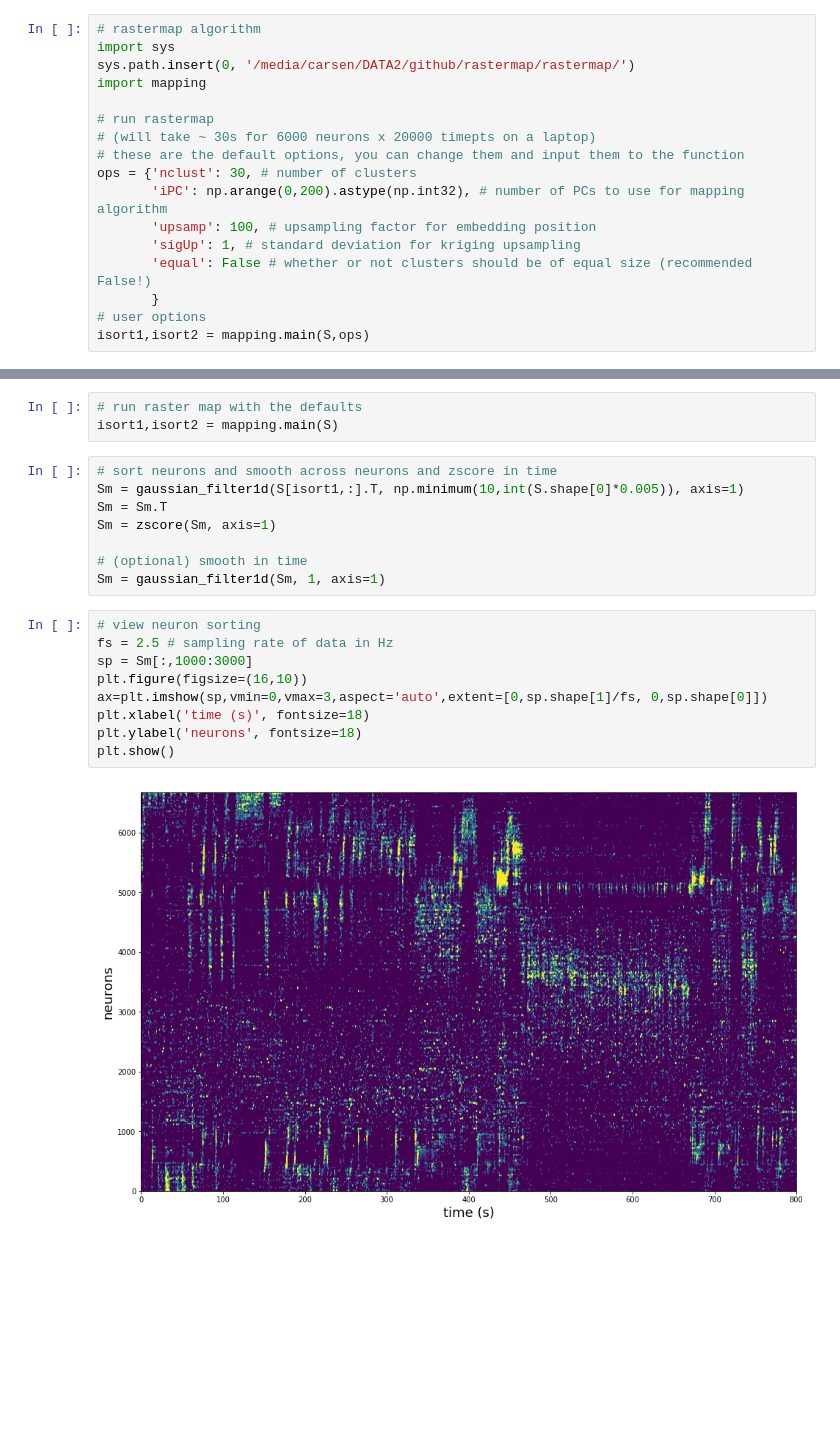
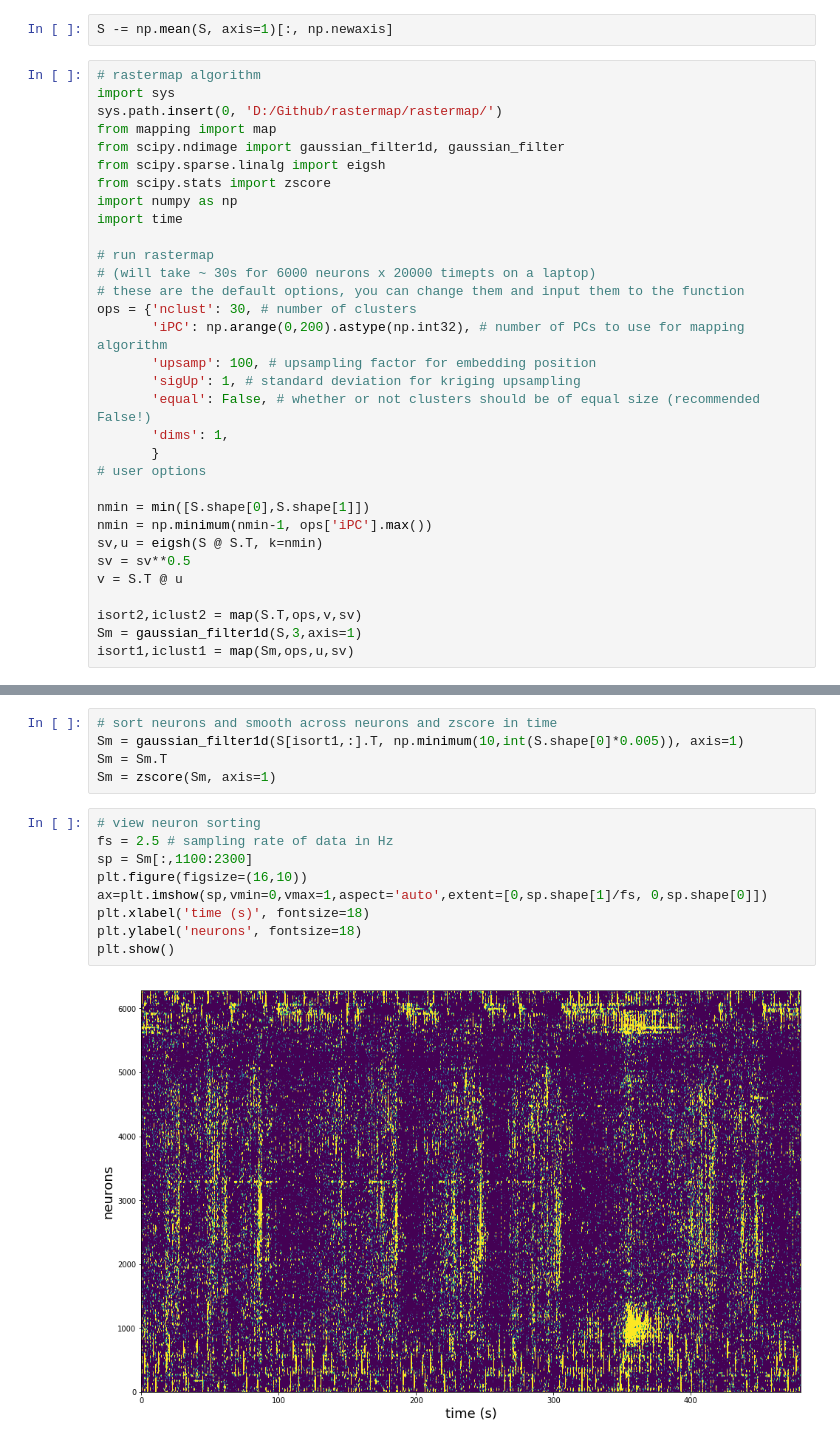
Before and after one commit to MouseLand/rastermap, a Jupyter notebook: rastermap/run_rastermap.ipynb, the cells around one changed output, grey strips where cells are left out. Cells and saved outputs as stored; diff of their text form; blank space fills up the shorter version.

```diff
--- a/rastermap/run_rastermap.ipynb
+++ b/rastermap/run_rastermap.ipynb
@@ -11,9 +11,16 @@ iscell = np.load('/media/carsen/DATA1/BootCamp/mesoscope_cortex/iscell.npy')
 S = S[iscell[:,0].astype(bool),:]
+# %%
+S -= np.mean(S, axis=1)[:, np.newaxis]
 # %%
 # rastermap algorithm
 import sys
-sys.path.insert(0, '/media/carsen/DATA2/github/rastermap/rastermap/')
-import mapping
+sys.path.insert(0, 'D:/Github/rastermap/rastermap/')
+from mapping import map
+from scipy.ndimage import gaussian_filter1d, gaussian_filter
+from scipy.sparse.linalg import eigsh
+from scipy.stats import zscore
+import numpy as np
+import time
 
 # run rastermap
 # (will take ~ 30s for 6000 neurons x 20000 timepts on a laptop)
@@ -22,7 +29,17 @@ ops = {'nclust': 30, # number of clusters
        'iPC': np.arange(0,200).astype(np.int32), # number of PCs to use for mapping algorithm
        'upsamp': 100, # upsampling factor for embedding position
        'sigUp': 1, # standard deviation for kriging upsampling
-       'equal': False # whether or not clusters should be of equal size (recommended False!)
+       'equal': False, # whether or not clusters should be of equal size (recommended False!)
+       'dims': 1,
        }
 # user options
-isort1,isort2 = mapping.main(S,ops)
+
+nmin = min([S.shape[0],S.shape[1]])
+nmin = np.minimum(nmin-1, ops['iPC'].max())
+sv,u = eigsh(S @ S.T, k=nmin)
+sv = sv**0.5
+v = S.T @ u
+
+isort2,iclust2 = map(S.T,ops,v,sv)
+Sm = gaussian_filter1d(S,3,axis=1)
+isort1,iclust1 = map(Sm,ops,u,sv)
@@ -29,22 +64,16 @@ isort1,isort2 = mapping.main(S,ops)
-# %%
-# run raster map with the defaults
-isort1,isort2 = mapping.main(S)
 # %%
 # sort neurons and smooth across neurons and zscore in time
 Sm = gaussian_filter1d(S[isort1,:].T, np.minimum(10,int(S.shape[0]*0.005)), axis=1)
 Sm = Sm.T
 Sm = zscore(Sm, axis=1)
-
-# (optional) smooth in time
-Sm = gaussian_filter1d(Sm, 1, axis=1)
 # %%
 # view neuron sorting
 fs = 2.5 # sampling rate of data in Hz
-sp = Sm[:,1000:3000]
+sp = Sm[:,1100:2300]
 plt.figure(figsize=(16,10))
-ax=plt.imshow(sp,vmin=0,vmax=3,aspect='auto',extent=[0,sp.shape[1]/fs, 0,sp.shape[0]])
+ax=plt.imshow(sp,vmin=0,vmax=1,aspect='auto',extent=[0,sp.shape[1]/fs, 0,sp.shape[0]])
 plt.xlabel('time (s)', fontsize=18)
 plt.ylabel('neurons', fontsize=18)
 plt.show()
 # %% [output]
-[figure, old version]
+[figure, new version]
```
Also changed, not shown: parts of 2 cells of this notebook, 2 other files.
